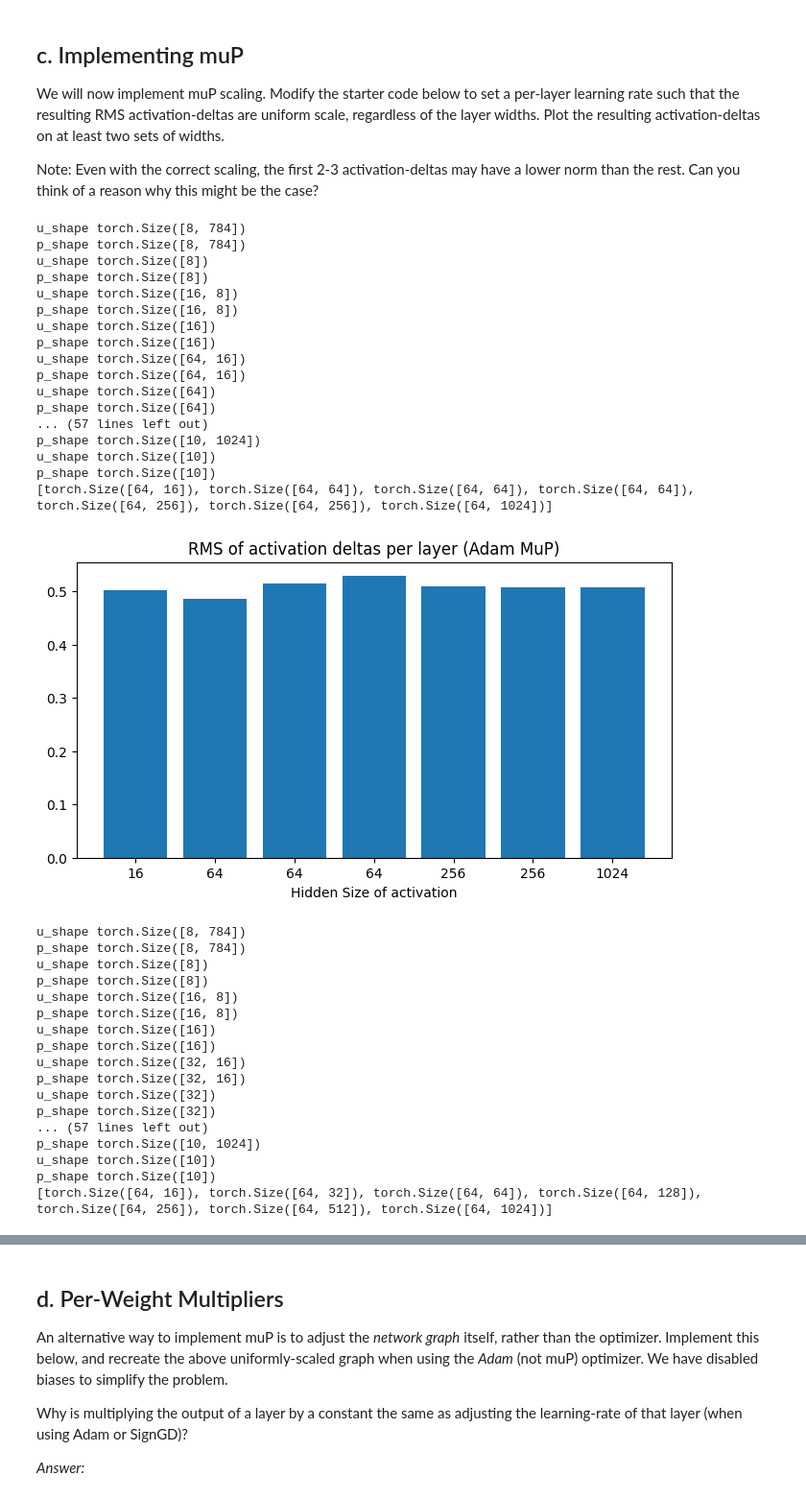
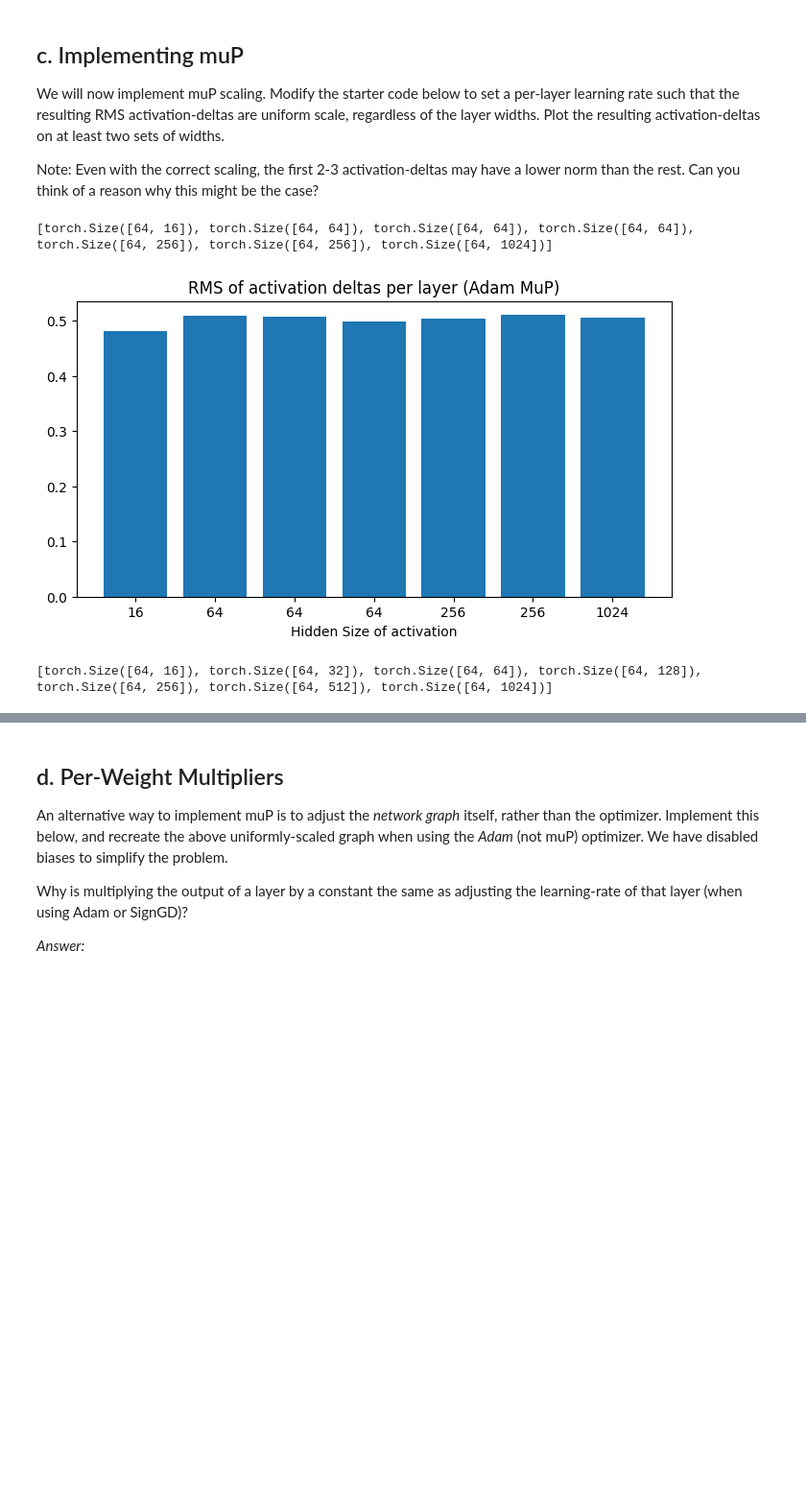
Before and after one commit to StreamSong/SegLab4OfNJU, a Jupyter notebook: hw03/code/q_mup_coding.ipynb, the cells around one changed output, grey strips where cells are left out. Shown at 96% size. Saved outputs shown, nothing was run; the diff lists cells and outputs as text; code cells hidden in the pictures; blank space fills up the shorter version.

```diff
--- a/hw03/code/q_mup_coding.ipynb
+++ b/hw03/code/q_mup_coding.ipynb
@@ -291,71 +291,44 @@ class SimpleAdamMuP(Optimizer):
                 m = state['momentum']
                 m.lerp_(grad, 1-group["b1"])
                 v = state['variance']
                 v.lerp_(grad**2, 1-group["b2"])
 
                 m_hat = m / (1 - group["b1"]**state['step'])
                 v_hat = v / (1 - group["b2"]**state['step'])
                 u = m_hat / (torch.sqrt(v_hat) + 1e-16)
 
                 # print("u_shape", u.shape)
                 # print("p_shape", p.shape)
 
                 ############################
                 ### Todo: Adjust the per-layer learning rate scaling factor so per-layer RMS activation deltas are constant.
                 ### Hint for part e: The following tricks will help you retain performance when using muP scaling.
                 ###  - Treat biases as a hidden layer with size (d_out, 1). You will need to use a fudge-factor of around 0.01 -- we want to keep the change in bias terms low.
                 ###  - For the input layer, a fudge factor of 10 appears to help.
                 ###  - For the output layer, we find it is best to ignore the muP scaling, and instead use a fixed learning rate (e.g. 0.003).
                 ############################
                 lr = group['lr']
+                # if len(u.shape) == 2:
+                #   if u.shape[1] == 784:
+                #     lr *= 10 # fudge factor 10 for input layer
+                #   elif u.shape[1] == 1024:
+                #     lr *= 0.003 # fudge factor 0.003 for output layer
+                #   else: lr /= u.shape[1] # divided by din
+                # else:
+                #   lr *= 0.01 # fudge factor 0.01 for bias
+
                 if len(u.shape) == 2:
-                  if u.shape[1] == 784:
-                    lr *= 10 # fudge factor 10 for input layer
-                  elif u.shape[1] == 1024:
-                    lr *= 0.003 # fudge factor 0.003 for output layer
-                  else: lr /= u.shape[1] # divided by din
-                else:
-                  lr *= 0.01 # fudge factor 0.01 for bias
+                  lr /= u.shape[1] # divided by din
+                # else:
+                #   lr *= 0.01 # fudge factor 0.01 for bias
                 ############################
                 ############################
 
                 p.add_(u, alpha=-lr)
         return None
 train_one_step(optimizer=SimpleAdamMuP, lr=2, label="Adam MuP", hiddens=[8, 16, 64, 64, 64, 256, 256, 1024])
 train_one_step(optimizer=SimpleAdamMuP, lr=2, label="Adam MuP", hiddens=[8, 16, 32, 64, 128, 256, 512, 1024])
 # %% [output]
-u_shape torch.Size([8, 784])
-p_shape torch.Size([8, 784])
-u_shape torch.Size([8])
-p_shape torch.Size([8])
-u_shape torch.Size([16, 8])
-p_shape torch.Size([16, 8])
-u_shape torch.Size([16])
-p_shape torch.Size([16])
-u_shape torch.Size([64, 16])
-p_shape torch.Size([64, 16])
-u_shape torch.Size([64])
-p_shape torch.Size([64])
-... (57 lines left out)
-p_shape torch.Size([10, 1024])
-u_shape torch.Size([10])
-p_shape torch.Size([10])
 [torch.Size([64, 16]), torch.Size([64, 64]), torch.Size([64, 64]), torch.Size([64, 64]), torch.Size([64, 256]), torch.Size([64, 256]), torch.Size([64, 1024])]
-[figure, old version]
+[figure, new version]
-u_shape torch.Size([8, 784])
-p_shape torch.Size([8, 784])
-u_shape torch.Size([8])
-p_shape torch.Size([8])
-u_shape torch.Size([16, 8])
-p_shape torch.Size([16, 8])
-u_shape torch.Size([16])
-p_shape torch.Size([16])
-u_shape torch.Size([32, 16])
-p_shape torch.Size([32, 16])
-u_shape torch.Size([32])
-p_shape torch.Size([32])
-... (57 lines left out)
-p_shape torch.Size([10, 1024])
-u_shape torch.Size([10])
-p_shape torch.Size([10])
 [torch.Size([64, 16]), torch.Size([64, 32]), torch.Size([64, 64]), torch.Size([64, 128]), torch.Size([64, 256]), torch.Size([64, 512]), torch.Size([64, 1024])]
```
Also changed, not shown: parts of 1 cell of this notebook.
